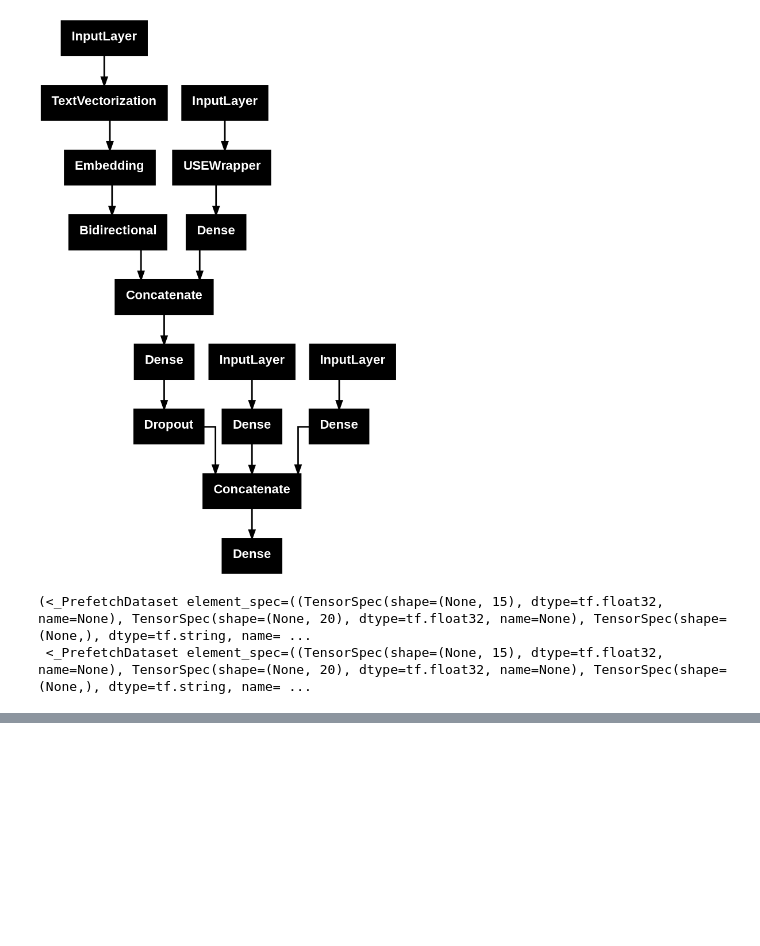
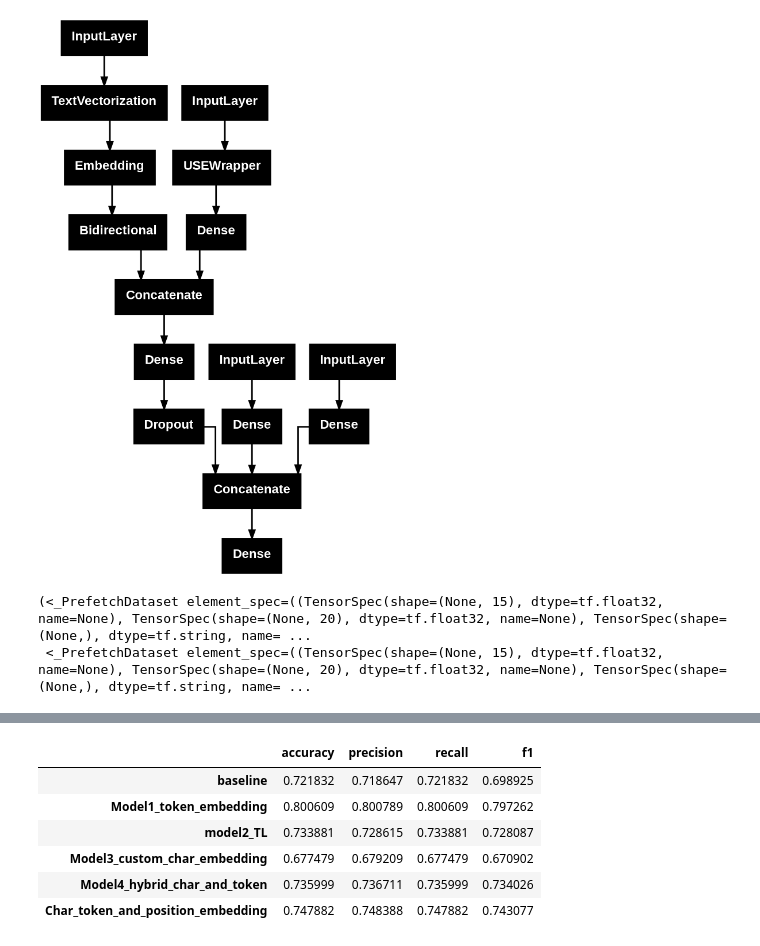
Before and after one commit to Prashanna-Raj-Pandit/MedNLPify-Chrome-Extension, a Jupyter notebook: SkimLit.ipynb, the cells around one changed output, grey strips where cells are left out. Cells and saved outputs as stored; diff of their text form; code cells hidden in the pictures; blank space fills up the shorter version.

```diff
--- a/SkimLit.ipynb
+++ b/SkimLit.ipynb
@@ -949,4 +1006,4 @@ train_char_token_dataset, validation_char_token_dataset
 # %%
-# # lets convert the probability in to the class
-# model_4_pred_classes=tf.argmax(model_4_pred,axis=1)
-# model_4_pred_classes
+# lets convert the probability in to the class
+model_4_pred_classes=tf.argmax(model_4_pred,axis=1)
+model_4_pred_classes
@@ -1269,0 +1344,12 @@ model_5_results
+# %%
+all_models=all_models.transpose()
+all_models["accuracy"]=all_models["accuracy"]/100
+all_models
+# %% [output]
+|  | accuracy | precision | recall | f1 |
+| baseline | 0.721832 | 0.718647 | 0.721832 | 0.698925 |
+| Model1_token_embedding | 0.800609 | 0.800789 | 0.800609 | 0.797262 |
+| model2_TL | 0.733881 | 0.728615 | 0.733881 | 0.728087 |
+| Model3_custom_char_embedding | 0.677479 | 0.679209 | 0.677479 | 0.670902 |
+| Model4_hybrid_char_and_token | 0.735999 | 0.736711 | 0.735999 | 0.734026 |
+| Char_token_and_position_embedding | 0.747882 | 0.748388 | 0.747882 | 0.743077 |
```
Also changed, not shown: parts of 20 cells of this notebook.
